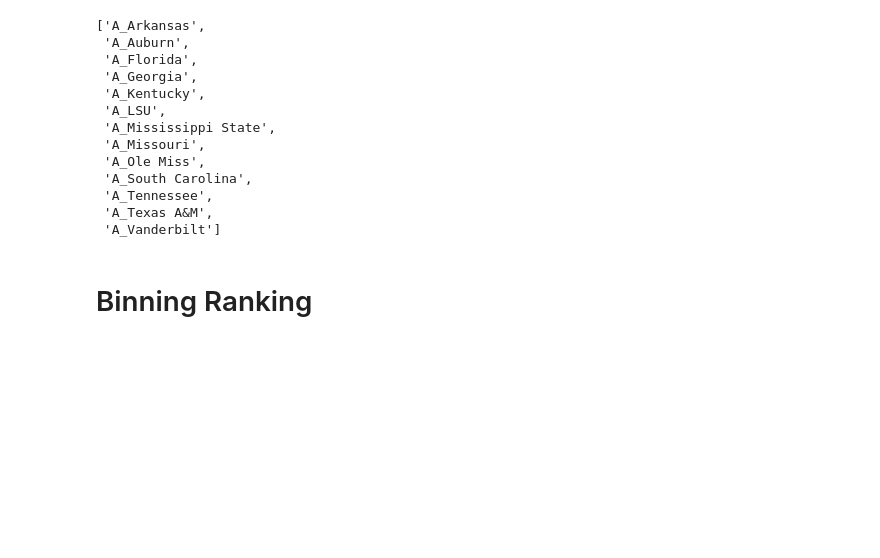
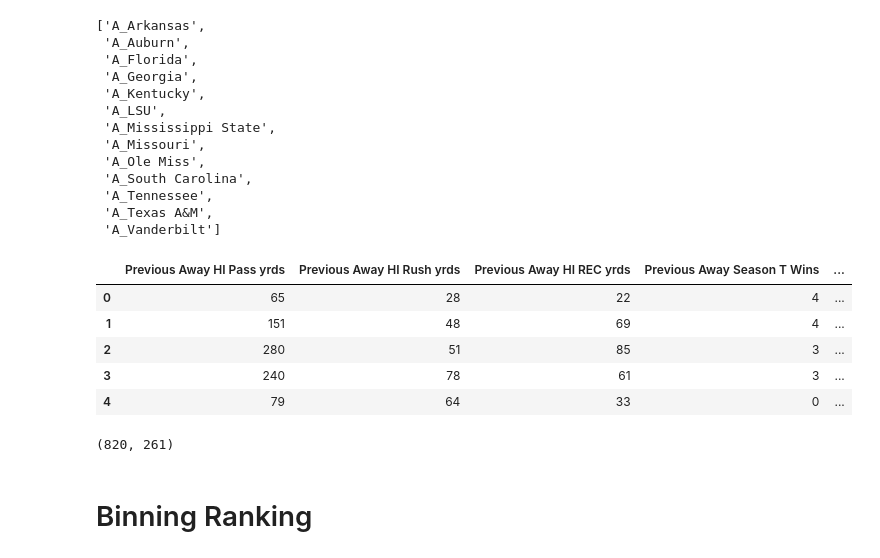
Before and after one commit to MarkClampitt/Springboard, a Jupyter notebook: Capstone2/Cap2-Pre_Processing.ipynb, the cells around one changed output. Saved outputs shown, nothing was run; the diff lists cells and outputs as text; code cells hidden in the pictures; blank space fills up the shorter version.

```diff
--- a/Capstone2/Cap2-Pre_Processing.ipynb
+++ b/Capstone2/Cap2-Pre_Processing.ipynb
@@ -87,3 +350,16 @@ A_dummy_cols
+# %%
+new_df.head()
+# %% [output]
+|  | Previous Away HI Pass yrds | Previous Away HI Rush yrds | Previous Away HI REC yrds | Previous Away Season T Wins | ... |
+| 0 | 65 | 28 | 22 | 4 | ... |
+| 1 | 151 | 48 | 69 | 4 | ... |
+| 2 | 280 | 51 | 85 | 3 | ... |
+| 3 | 240 | 78 | 61 | 3 | ... |
+| 4 | 79 | 64 | 33 | 0 | ... |
+# %%
+new_df.shape
+# %% [output]
+(820, 261)
 # %%
 df1=df[['Date',
           'A_Arkansas',
```
Also changed, not shown: parts of 40 cells of this notebook.
